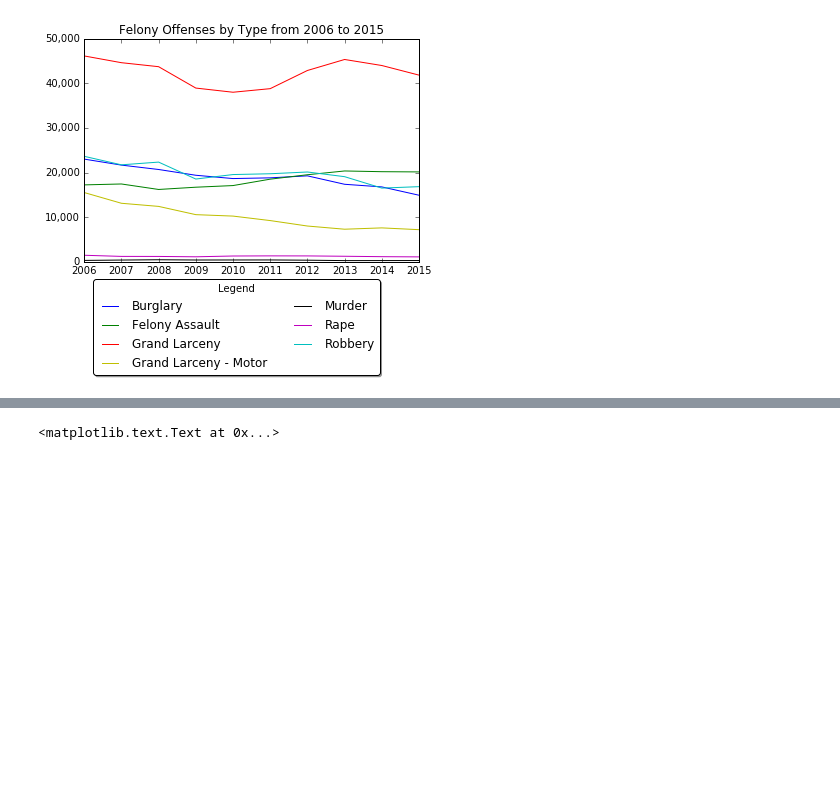
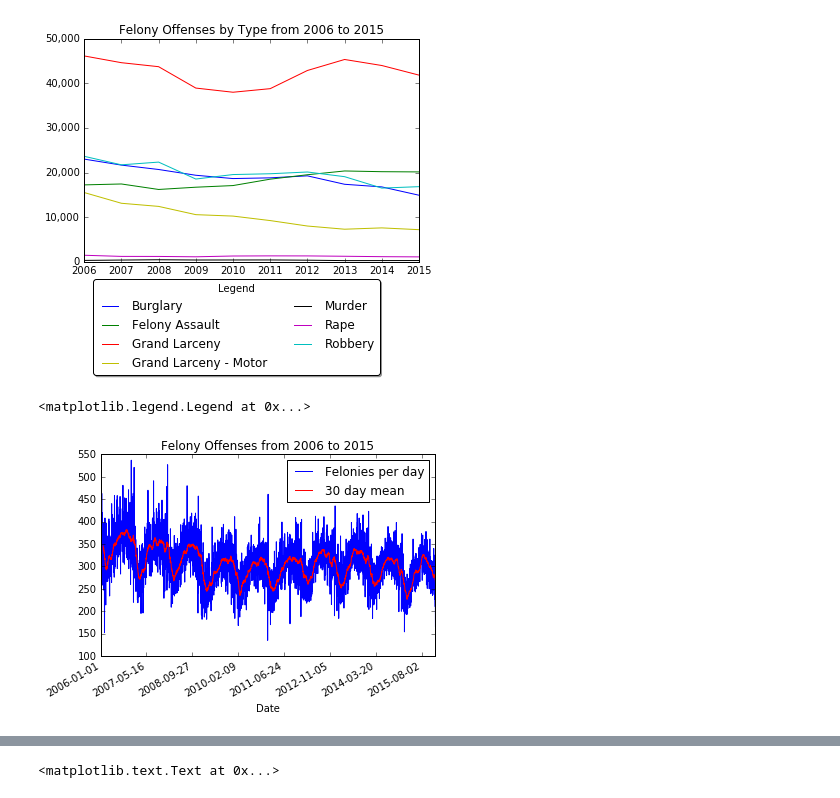
Before and after one commit to mmillervedam/INFOW18_FinalProject, a Jupyter notebook: Final Project Notebook.ipynb, the cells around one changed output, grey strips where cells are left out. Cells and saved outputs as stored; diff of their text form; code cells hidden in the pictures; blank space fills up the shorter version.

```diff
--- a/Final Project Notebook.ipynb
+++ b/Final Project Notebook.ipynb
@@ -280,4 +291,16 @@ plt.title('Felony Offenses by Type from 2006 to 2015')
 plt.show()
 # %% [output]
 [figure]
+# %%
+# get a time series view of the number of offenses per day
+crimes_per_day = felony_df.groupby('Short Occurrence Date', as_index=True).Identifier.count()
+crimes_per_day.plot(label='Felonies per day')
+pd.rolling_mean(crimes_per_day, 30).plot(color='r', rot=30, label='30 day mean')
+plt.gcf().autofmt_xdate()
+plt.title('Felony Offenses from 2006 to 2015')
+plt.xlabel('Date')
+plt.legend()
+# %% [output]
+<matplotlib.legend.Legend at 0x...>
+[figure, added]
 # %%
```
Also changed, not shown: parts of 15 cells of this notebook.
